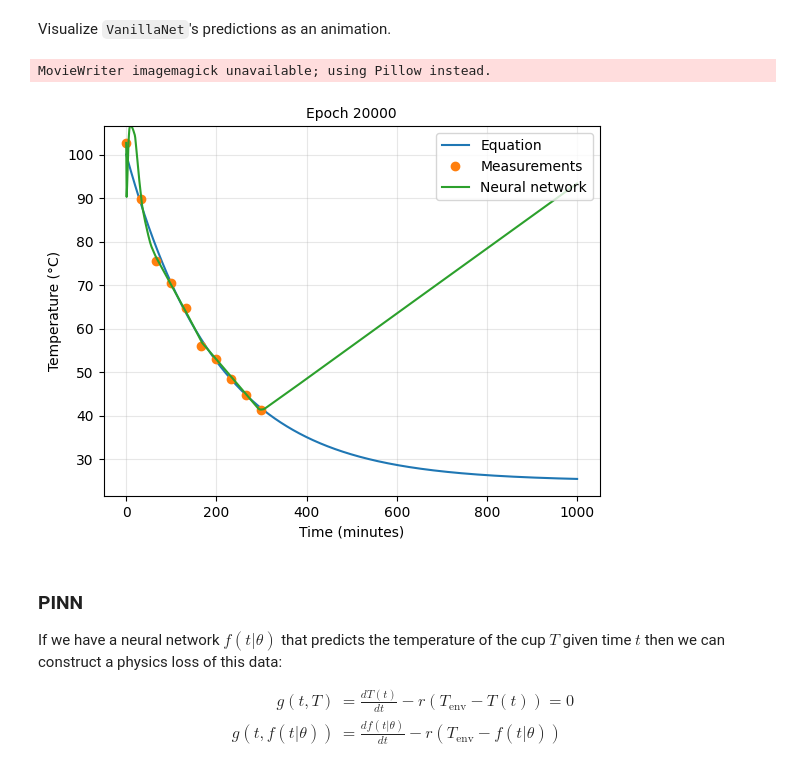
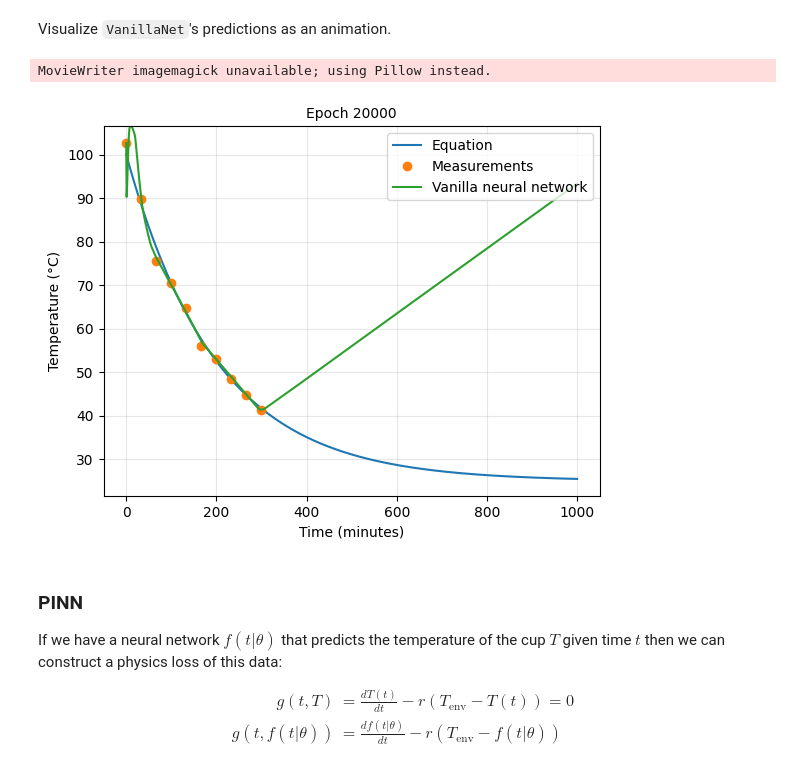
Before and after one commit to CodingRadish/PINN-coffee-example, a Jupyter notebook: coolingCoffeeExample.ipynb, the cells around one changed output. Cells and saved outputs as stored; diff of their text form; code cells hidden in the pictures.

Commit message:
Modified figures

```diff
--- a/coolingCoffeeExample.ipynb
+++ b/coolingCoffeeExample.ipynb
@@ -116,7 +116,7 @@ Visualize `VanillaNet`'s predictions as an animation.
 # %%
 import matplotlib.animation as animation
 
-def animate(predictions, epochs, save_as: str = None):
+def animate(predictions, epochs, label: str = 'Neural Network', save_as: str = None):
     # Create a figure and axis
     fig, ax = plt.subplots()
     # Set up the plot limits and labels
@@ -127,36 +127,36 @@ def animate(predictions, epochs, save_as: str = None):
     # Plot the equation and measurements
     ax.plot(t, T, label='Equation')
     ax.plot(real_t, real_T, 'o', label='Measurements')
 
     # Initialize the line object for the predictions
-    line, = ax.plot([], [], label='Neural network')
+    line, = ax.plot([], [], label=label)
 
     # Function to initialize the animation
     def init():
         line.set_data([], [])
         return line,
 
     # Function to update the animation
     def update(frame):
         line.set_data(t, predictions[frame])
         ax.set_title(f'Epoch {epochs[frame]}', fontsize=10)
         return line,
 
     # Create the animation with increased frames per second
     ani = animation.FuncAnimation(fig, update, frames=len(predictions), init_func=init, blit=True, interval=50)
     # Add legend
     ax.legend(loc='upper right')
     # Save the animation as a video file
     if save_as:
         ani.save(save_as, writer='imagemagick')
 
 # epochs
 epochs = [0] + [i for i in range(0, 20000, 100)] + [20000]
 # animate
-animate(preds, epochs, save_as='figures/VanillaNN.gif')
+animate(preds, epochs, label='Vanilla neural network', save_as='figures/VanillaNN.gif')
 # %% [output]
 MovieWriter imagemagick unavailable; using Pillow instead.
-[figure, old version]
+[figure, new version]
 # %% [markdown]
 ### PINN
 
```
Also changed, not shown: parts of 4 cells of this notebook, 3 other files.
